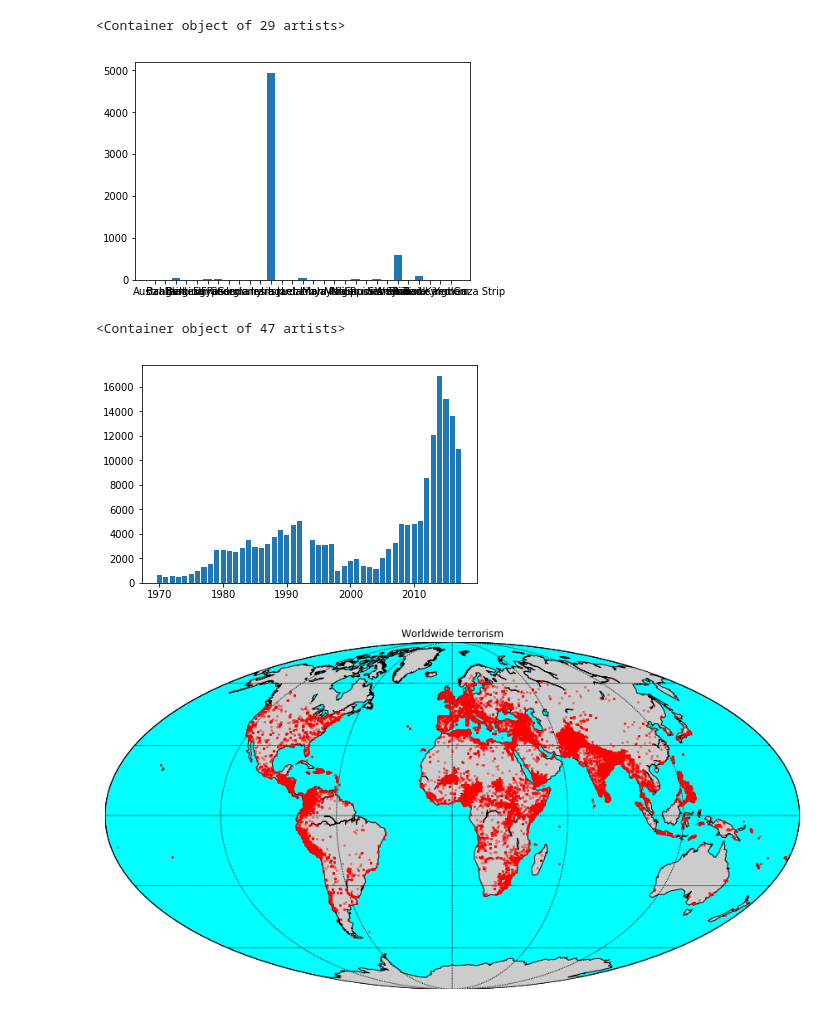
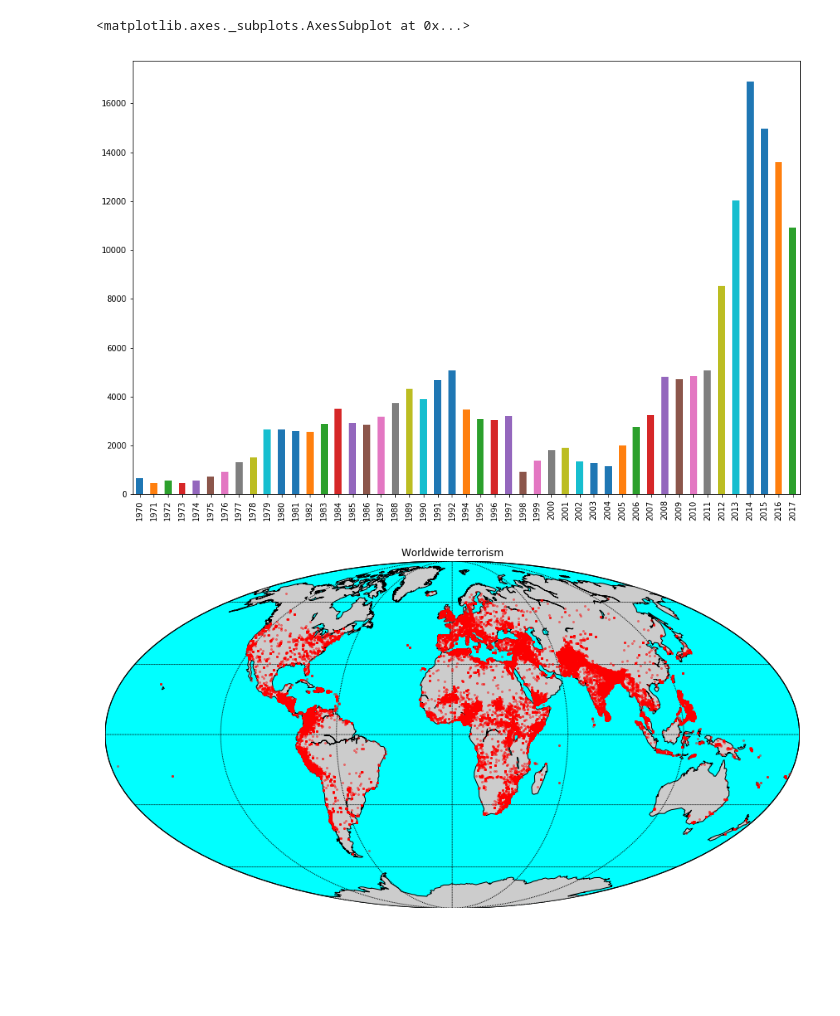
Before and after one commit to fbogusz/my-data-exp, a Jupyter notebook: mydataexp.ipynb, the cells around one changed output. Saved outputs shown, nothing was run; the diff lists cells and outputs as text; code cells hidden in the pictures; blank space fills up the shorter version.

```diff
--- a/mydataexp.ipynb
+++ b/mydataexp.ipynb
@@ -5,4 +5,6 @@ import pandas as pd
 import matplotlib.pyplot as plt
 #from mpl_toolkits.basemap import Basemap
 
+plt.rcParams["figure.figsize"] = [15, 10]
+
 data = pd.read_csv('./data/globalterrorismdb_0718dist.csv',encoding='ISO-8859-1',low_memory=False)
@@ -9,29 +29,7 @@ data = pd.read_csv('./data/globalterrorismdb_0718dist.csv',encoding='ISO-8859-1'
-# %%
-t = data['iyear'].value_counts()
-x = t.index
-y = t.values
-
-#lats = data['latitude'].to_list()
-#lons = data['longitude'].to_list()
-
-k = data.groupby('iyear')['nkill'].sum()
-victims = data['nkill'] + data['nwound']
-terrorists = data['nperps']
-terrorists = terrorists.dropna()
-t_list = terrorists.where(terrorists > 20)
-idx = data.gname.str.startswith('Islamic State')
-IS = data.where(idx==True)
-IS = IS.dropna(how='all')
-zamachy = IS['country_txt'].value_counts()
-a = zamachy.index
-b = zamachy.values
-plt.bar(a,b)
-# %% [output]
-<Container object of 29 artists>
-[figure, removed]
-# %%
-plt.bar(x, y)
-# %% [output]
-<Container object of 47 artists>
-[figure, removed]
+# %%
+#Ilość zamachów w roku na całym świecie
+data['iyear'].value_counts().sort_index().plot(kind='bar')
+# %% [output]
+<matplotlib.axes._subplots.AxesSubplot at 0x...>
+[figure, added]
 # %%
```
Also changed, not shown: parts of 6 cells of this notebook.
